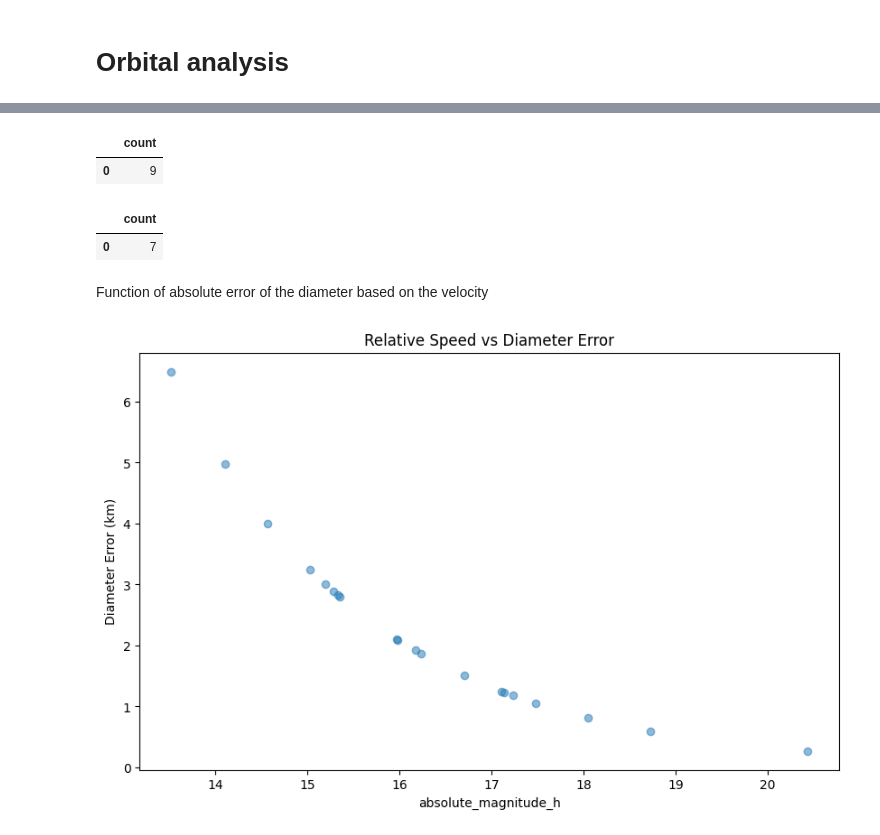
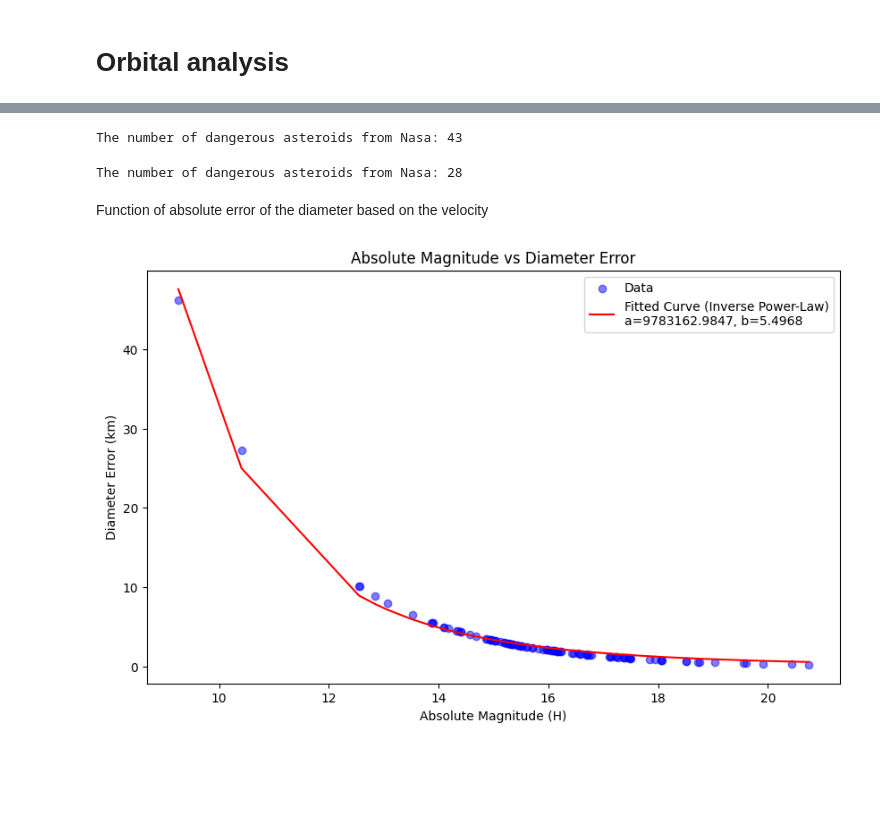
Before and after one commit to valleandreaa/AsteroidsDB, a Jupyter notebook: project-asteroids.ipynb, the cells around one changed output, grey strips where cells are left out. Drawn from its saved outputs; the diff is of its cells as text; code cells hidden in the pictures; blank space fills up the shorter version.

```diff
--- a/project-asteroids.ipynb
+++ b/project-asteroids.ipynb
@@ -62,2 +45,11 @@ db.list_collection_names()
 # %%
-col = db.get_collection("asteroids")
+# Specify a collection or create it if it does not already exist
+collection_name = "asteroids"
+
+if collection_name in db.list_collection_names():
+    col = db.get_collection(collection_name)
+else:
+    col = db.create_collection[collection_name]
+
+# Clean up the collection
+col.delete_many({})
@@ -401,16 +359,16 @@ pipeline = [
     }
 ]
 
-result = col.aggregate(pipeline)
-pd.DataFrame(result)
+result = next(col.aggregate(pipeline), {"count": 0})
+count = result["count"]
+print("The number of dangerous asteroids from Nasa:", count)
 # %% [output]
-|  | count |
-| 0 | 9 |
+The number of dangerous asteroids from Nasa: 43
 # %%
 pipeline = [
     {
         "$match": {
-            "is_potentially_hazardous_asteroid":  True,
+            "is_potentially_hazardous_asteroid": True,
         }
     },
     {
@@ -418,41 +376,65 @@ pipeline = [
     }
 ]
 
-result = col.aggregate(pipeline)
-pd.DataFrame(result)
+result = next(col.aggregate(pipeline), {"count": 0})
+count = result["count"]
+print("The number of dangerous asteroids from Nasa:", count)
 # %% [output]
-|  | count |
-| 0 | 7 |
+The number of dangerous asteroids from Nasa: 28
 # %% [markdown]
 Function of absolute  error of the diameter based on the velocity
 # %%
 pipeline = [
     {
         "$addFields": {
             "diameter_error": {
                 "$subtract": [
                     "$estimated_diameter.kilometers.estimated_diameter_max",
                     "$estimated_diameter.kilometers.estimated_diameter_min"
                 ]
             }
         }
     }
 ]
 
+result = col.aggregate(pipeline)
 
-result = col.aggregate(pipeline)
-df = pd.DataFrame(result)
+# Extract data for plotting
+absolute_magnitudes = []
+diameter_errors = []
 
+for doc in result:
+    absolute_magnitudes.append(doc["absolute_magnitude_h"])
+    diameter_errors.append(doc["diameter_error"])
+
+# Define the inverse power-law function
+def inverse_power_law(x, a, b):
+    return a * np.power(x, -b)
+
+# Sort data for fitting
+data_sorted = sorted(zip(absolute_magnitudes, diameter_errors))
+x_data_sorted, y_data_sorted = zip(*data_sorted)
+
+# Perform the curve fit
+params, covariance = curve_fit(inverse_power_law, x_data_sorted, y_data_sorted)
+a_opt, b_opt = params
+
+# Calculate the fitted y values
+y_fit_power_law = inverse_power_law(x_data_sorted, a_opt, b_opt)
+
+# Create the combined plot
 plt.figure(figsize=(10, 6))
-plt.scatter(
-    df["absolute_magnitude_h"],
-    df["diameter_error"],
-    alpha=0.5  # Set alpha (transparency) to 0.5
-)
+
+# Scatter plot for data points
+plt.scatter(absolute_magnitudes, diameter_errors, c='blue', alpha=0.5, label='Data')
+
+# Fitted curve (Inverse Power-Law)
+plt.plot(x_data_sorted, y_fit_power_law, 'r-', label=f'Fitted Curve (Inverse Power-Law)\na={a_opt:.4f}, b={b_opt:.4f}')
 
 plt.xlabel('Absolute Magnitude (H)')
 plt.ylabel('Diameter Error (km)')
-plt.title('Relative Speed vs Diameter Error')
+plt.title('Absolute Magnitude vs Diameter Error')
+plt.legend()
 plt.show()
 # %% [output]
-[figure, old version]
+[figure, new version]
```
Also changed, not shown: parts of 47 cells of this notebook, 3 other files.
